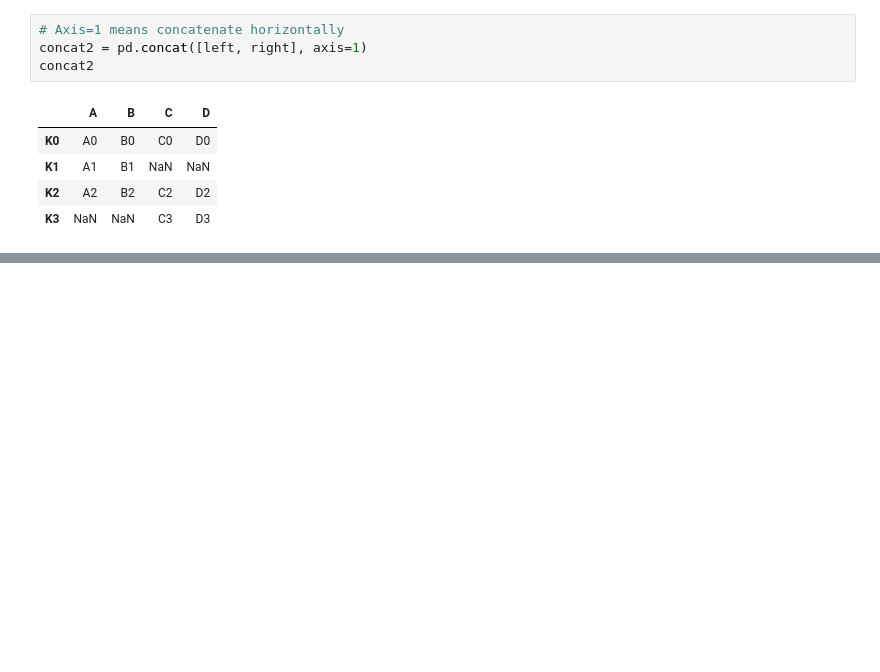
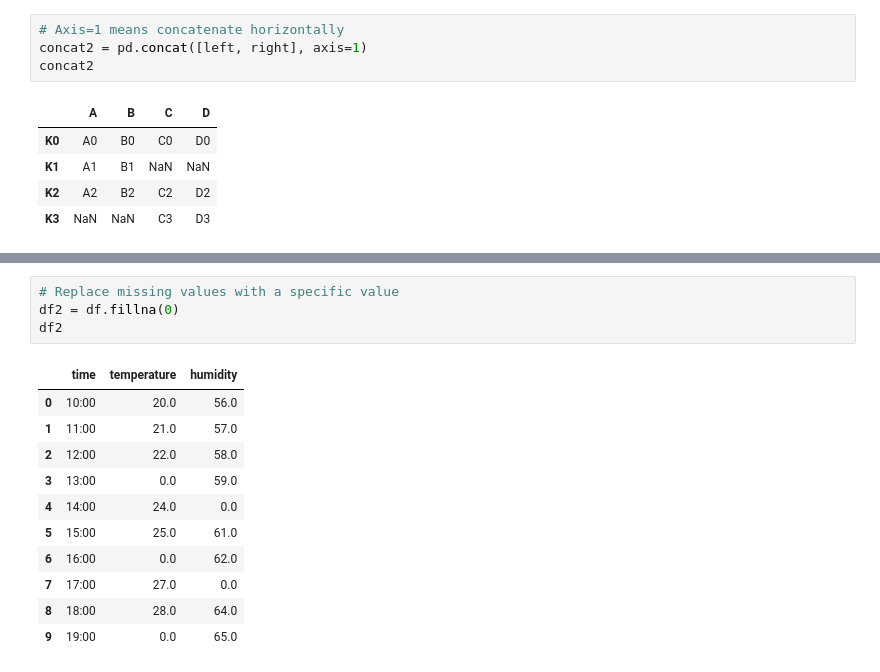
Before and after one commit to ThanyabunPh/wu-python-workshop, a Jupyter notebook: notebook_day2_part1.ipynb, the cells around one changed output, grey strips where cells are left out. Cells and saved outputs as stored; diff of their text form; blank space fills up the shorter version.

```diff
--- a/notebook_day2_part1.ipynb
+++ b/notebook_day2_part1.ipynb
@@ -546,0 +712,16 @@ concat2
+# %%
+# Replace missing values with a specific value
+df2 = df.fillna(0)
+df2
+# %% [output]
+|  | time | temperature | humidity |
+| 0 | 10:00 | 20.0 | 56.0 |
+| 1 | 11:00 | 21.0 | 57.0 |
+| 2 | 12:00 | 22.0 | 58.0 |
+| 3 | 13:00 | 0.0 | 59.0 |
+| 4 | 14:00 | 24.0 | 0.0 |
+| 5 | 15:00 | 25.0 | 61.0 |
+| 6 | 16:00 | 0.0 | 62.0 |
+| 7 | 17:00 | 27.0 | 0.0 |
+| 8 | 18:00 | 28.0 | 64.0 |
+| 9 | 19:00 | 0.0 | 65.0 |
```
Also changed, not shown: parts of 22 cells of this notebook.
